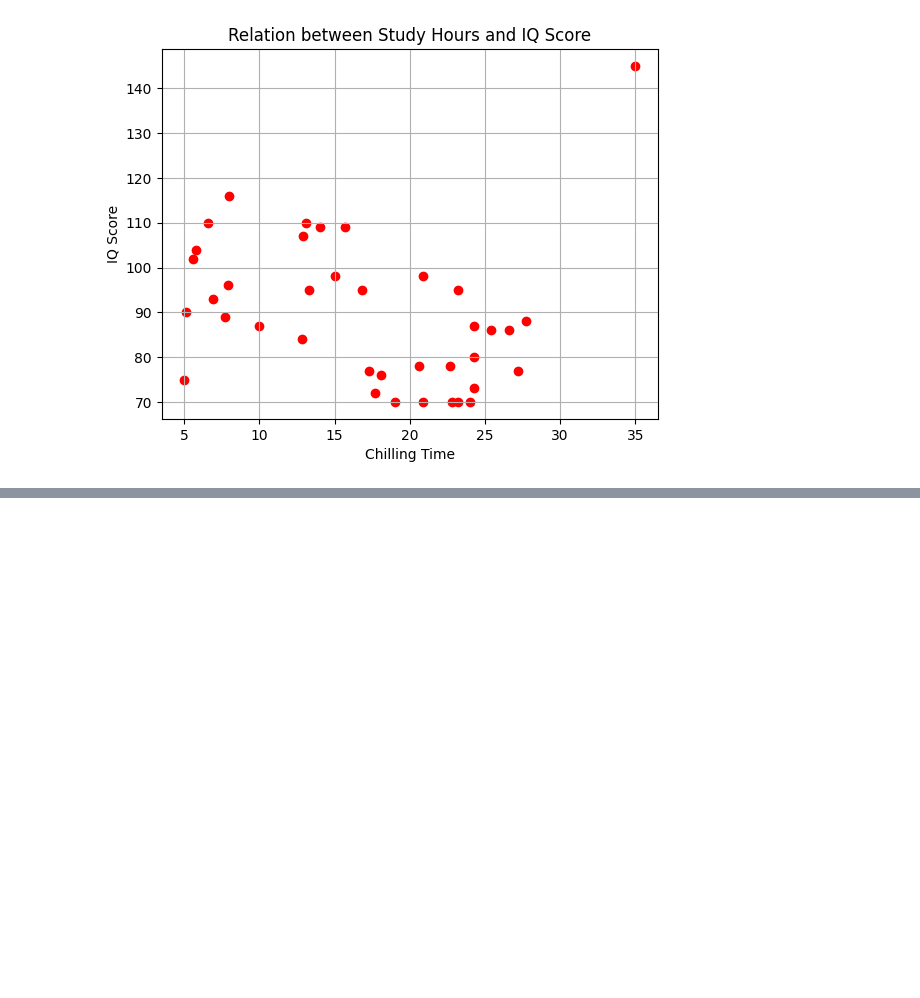
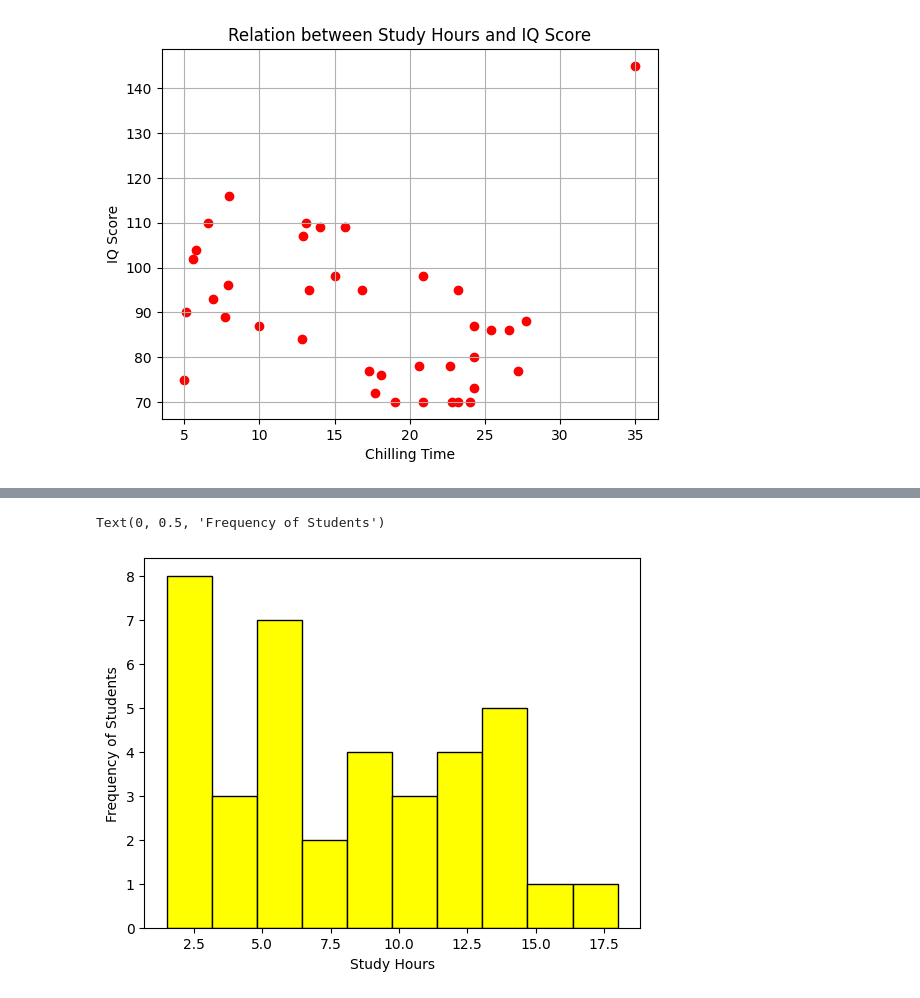
Before and after one commit to mohammadtuhin0/Phitron-Ai-Ml, a Jupyter notebook: Week 04. ML ToolBox ( Visualization )/Module 13. Data Visualization with Matplotlib.ipynb, the cells around one changed output, grey strips where cells are left out. Saved outputs shown, nothing was run; the diff lists cells and outputs as text; code cells hidden in the pictures; blank space fills up the shorter version.

```diff
--- a/Week 04. ML ToolBox ( Visualization )/Module 13. Data Visualization with Matplotlib.ipynb
+++ b/Week 04. ML ToolBox ( Visualization )/Module 13. Data Visualization with Matplotlib.ipynb
@@ -174,0 +186,9 @@ plt.show()
+# %%
+# Base on Study_Hour
+
+plt.hist(students['Study_Hour'], color='yellow', edgecolor='black')
+plt.xlabel('Study Hours')
+plt.ylabel('Frequency of Students')
+# %% [output]
+Text(0, 0.5, 'Frequency of Students')
+[figure, added]
```
Also changed, not shown: parts of 13 cells of this notebook, 1 other file.
